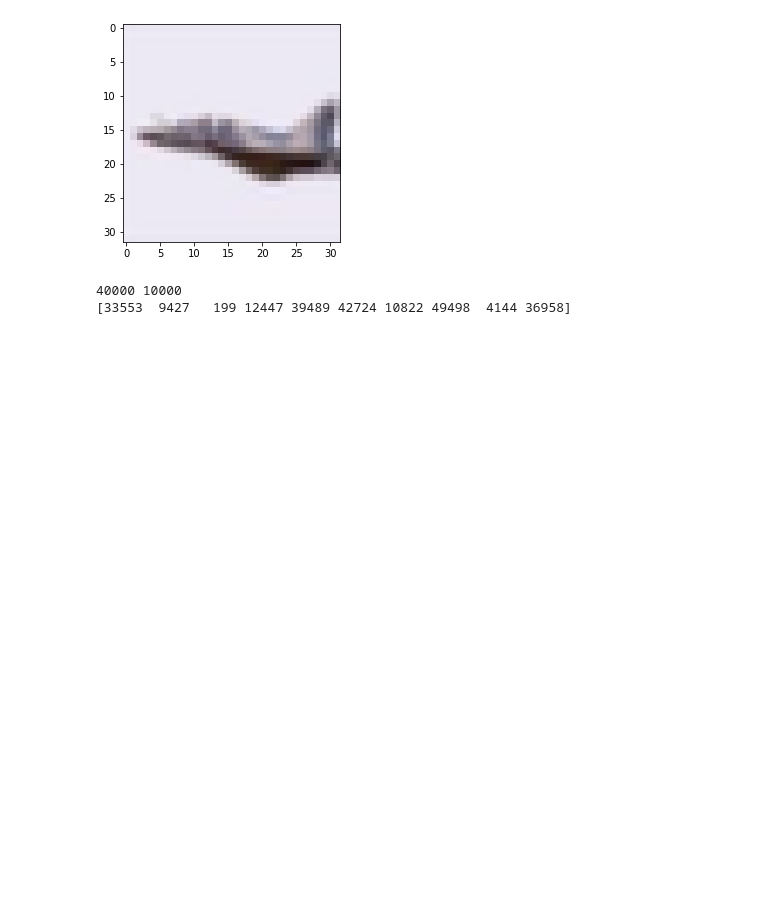
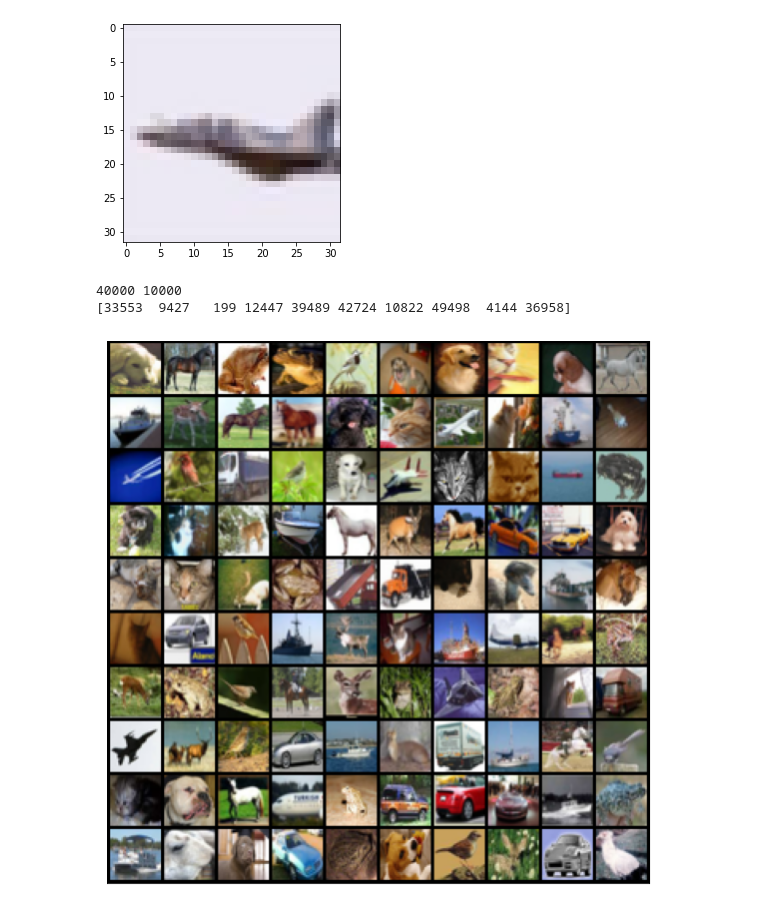
Before and after one commit to Chaitanyate/Deep_learning, a Jupyter notebook: CNN.ipynb, the cells around one changed output. Drawn from its saved outputs; the diff is of its cells as text; code cells hidden in the pictures; blank space fills up the shorter version.

```diff
--- a/CNN.ipynb
+++ b/CNN.ipynb
@@ -91,3 +91,25 @@ print(val_indices[:10])
 # %% [output]
 40000 10000
 [33553  9427   199 12447 39489 42724 10822 49498  4144 36958]
+# %%
+from torch.utils.data.sampler import SubsetRandomSampler
+from torch.utils.data.dataloader import DataLoader
+batch_size=100
+# %%
+train_sample=SubsetRandomSampler(train_indices)
+train_dl=DataLoader(dataset,batch_size,sampler=train_sample)
+val_sample=SubsetRandomSampler(val_indices)
+val_dl=DataLoader(dataset,batch_size,sampler=val_sample)
+# %%
+from torchvision.utils import make_grid
+def show_batch(dl):
+  for img,label in dl:
+    fig,ax=plt.subplots(figsize=(10,10))
+    ax.set_xticks([])
+    ax.set_yticks([])
+    ax.imshow(make_grid(img,10).permute(1,2,0))
+    break
+# %%
+show_batch(train_dl)
+# %% [output]
+[figure, added]
```
Also changed, not shown: parts of 3 cells of this notebook.
